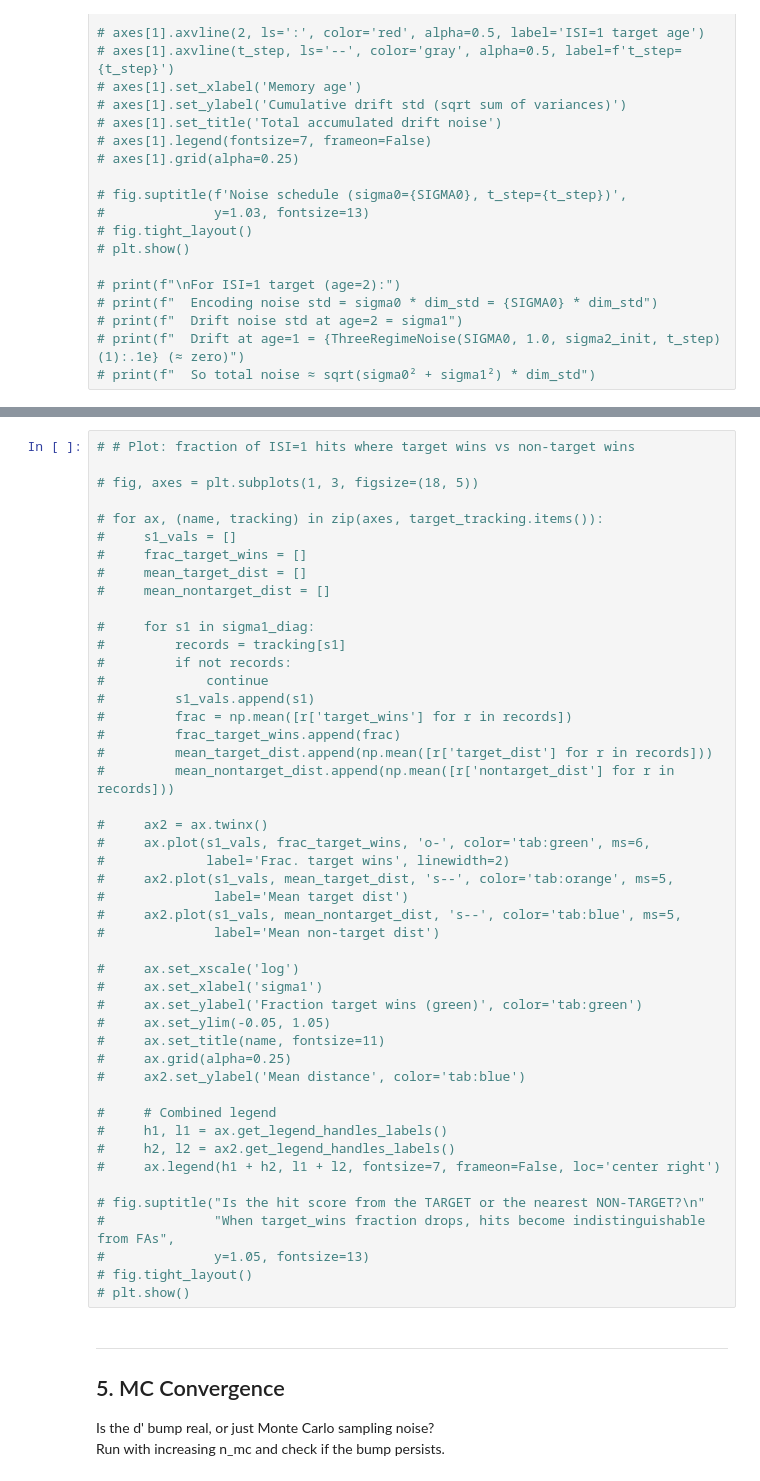
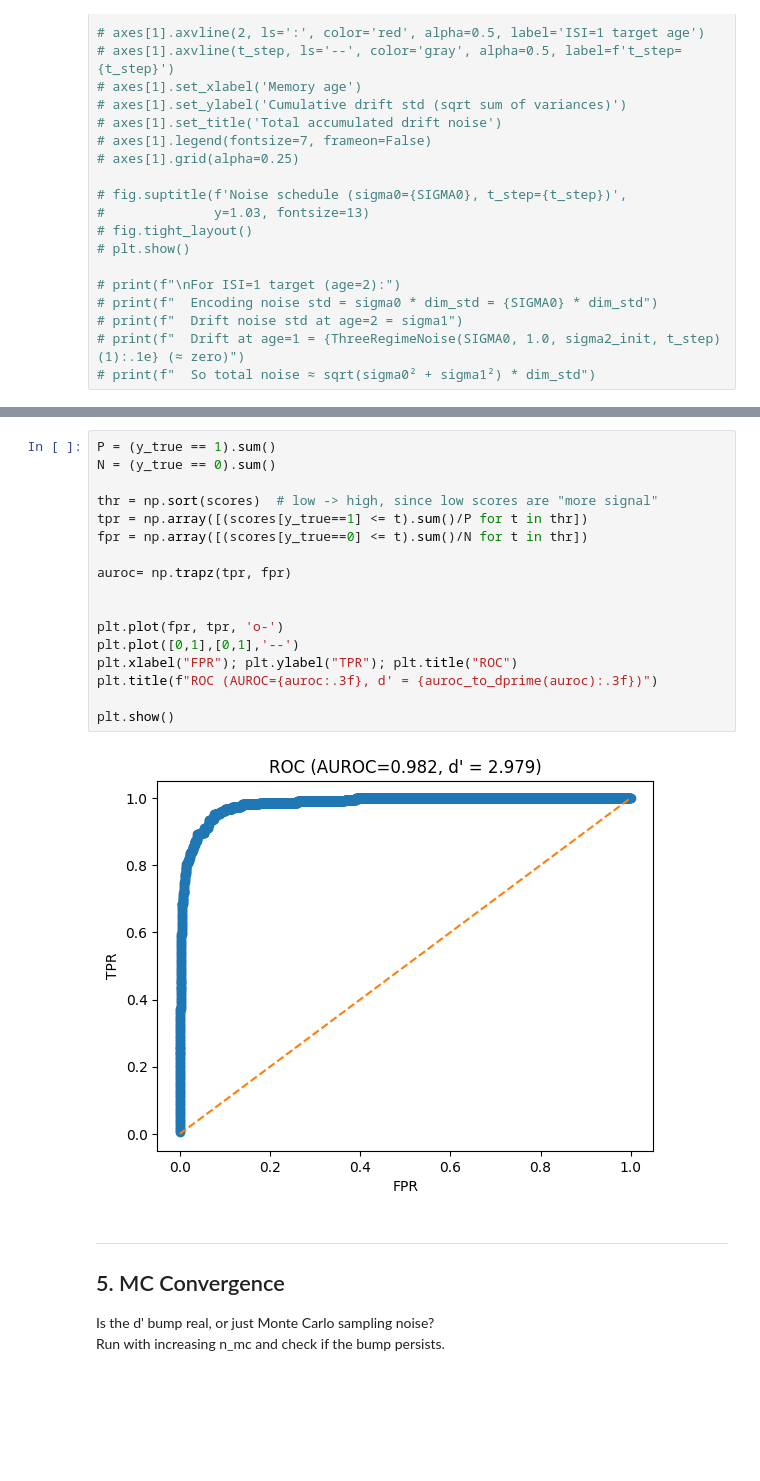
Before and after one commit to bjmedina/memory, a Jupyter notebook: notebooks/2026-03-04_dprime-nonmonotonicity-diagnostics.ipynb, the cells around one changed output, grey strips where cells are left out. Cells and saved outputs as stored; diff of their text form; blank space fills up the shorter version.

Commit message:
need to fix the auroc/dprime procedure given this code

```diff
--- a/notebooks/2026-03-04_dprime-nonmonotonicity-diagnostics.ipynb
+++ b/notebooks/2026-03-04_dprime-nonmonotonicity-diagnostics.ipynb
@@ -543,50 +531,22 @@ becomes dominated by a non-target → indistinguishable from FA → d' drops.
 # %%
-# # Plot: fraction of ISI=1 hits where target wins vs non-target wins
+P = (y_true == 1).sum()
+N = (y_true == 0).sum()
 
-# fig, axes = plt.subplots(1, 3, figsize=(18, 5))
+thr = np.sort(scores)  # low -> high, since low scores are "more signal"
+tpr = np.array([(scores[y_true==1] <= t).sum()/P for t in thr])
+fpr = np.array([(scores[y_true==0] <= t).sum()/N for t in thr])
 
-# for ax, (name, tracking) in zip(axes, target_tracking.items()):
-#     s1_vals = []
-#     frac_target_wins = []
-#     mean_target_dist = []
-#     mean_nontarget_dist = []
+auroc= np.trapz(tpr, fpr)
 
-#     for s1 in sigma1_diag:
-#         records = tracking[s1]
-#         if not records:
-#             continue
-#         s1_vals.append(s1)
-#         frac = np.mean([r['target_wins'] for r in records])
-#         frac_target_wins.append(frac)
-#         mean_target_dist.append(np.mean([r['target_dist'] for r in records]))
-#         mean_nontarget_dist.append(np.mean([r['nontarget_dist'] for r in records]))
 
-#     ax2 = ax.twinx()
-#     ax.plot(s1_vals, frac_target_wins, 'o-', color='tab:green', ms=6,
-#             label='Frac. target wins', linewidth=2)
-#     ax2.plot(s1_vals, mean_target_dist, 's--', color='tab:orange', ms=5,
-#              label='Mean target dist')
-#     ax2.plot(s1_vals, mean_nontarget_dist, 's--', color='tab:blue', ms=5,
-#              label='Mean non-target dist')
+plt.plot(fpr, tpr, 'o-')
+plt.plot([0,1],[0,1],'--')
+plt.xlabel("FPR"); plt.ylabel("TPR"); plt.title("ROC")
+plt.title(f"ROC (AUROC={auroc:.3f}, d' = {auroc_to_dprime(auroc):.3f})")
 
-#     ax.set_xscale('log')
-#     ax.set_xlabel('sigma1')
-#     ax.set_ylabel('Fraction target wins (green)', color='tab:green')
-#     ax.set_ylim(-0.05, 1.05)
-#     ax.set_title(name, fontsize=11)
-#     ax.grid(alpha=0.25)
-#     ax2.set_ylabel('Mean distance', color='tab:blue')
-
-#     # Combined legend
-#     h1, l1 = ax.get_legend_handles_labels()
-#     h2, l2 = ax2.get_legend_handles_labels()
-#     ax.legend(h1 + h2, l1 + l2, fontsize=7, frameon=False, loc='center right')
-
-# fig.suptitle("Is the hit score from the TARGET or the nearest NON-TARGET?\n"
-#              "When target_wins fraction drops, hits become indistinguishable from FAs",
-#              y=1.05, fontsize=13)
-# fig.tight_layout()
-# plt.show()
+plt.show()
+# %% [output]
+[figure, added]
 # %% [markdown]
 ---
 ## 5. MC Convergence
```
Also changed, not shown: parts of 10 cells of this notebook, 7 other files.
